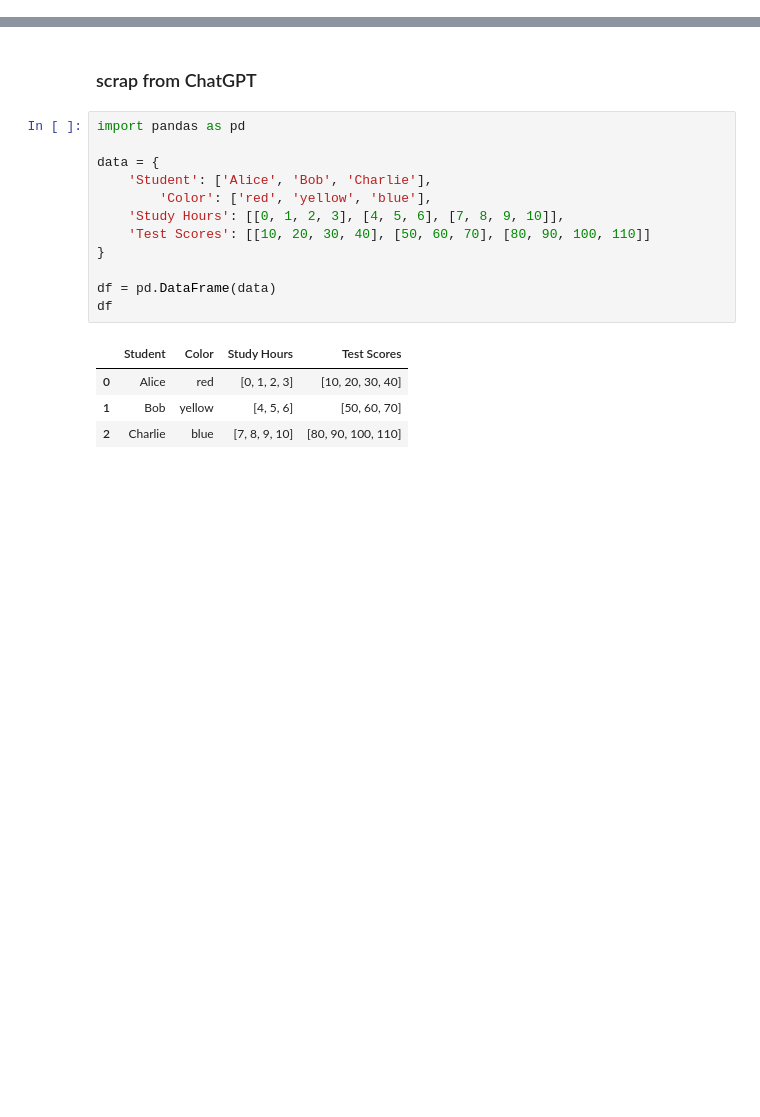
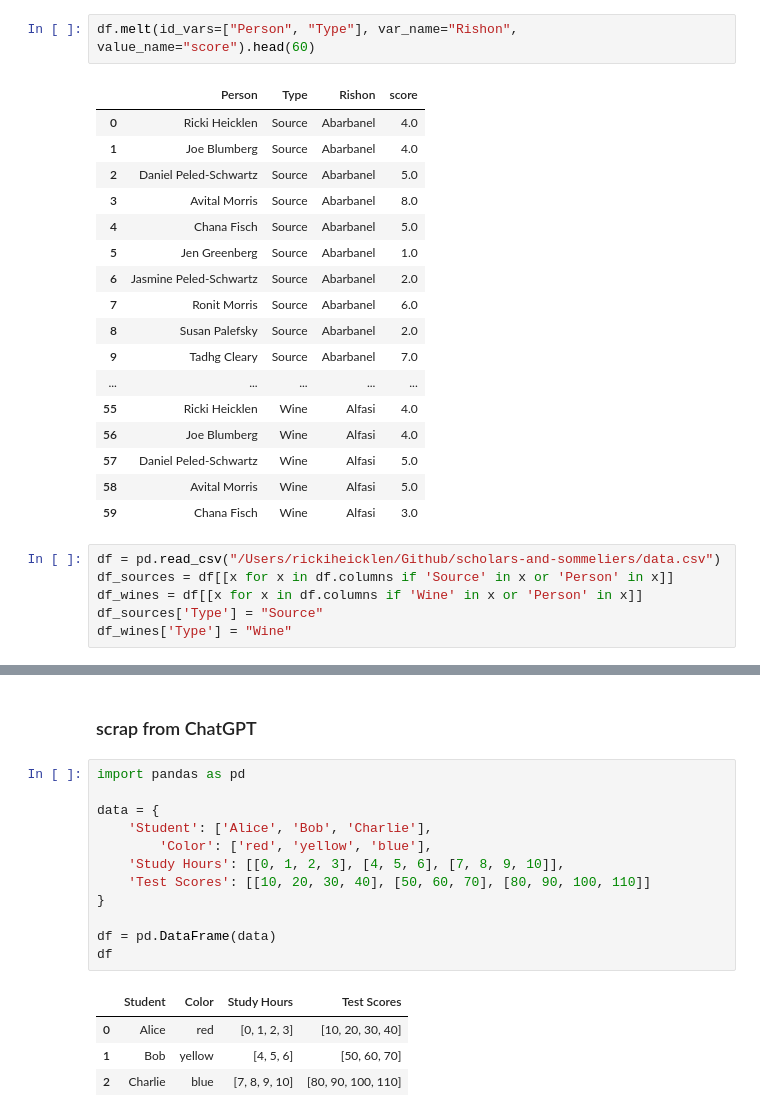
Before and after one commit to RickiHeicklen/scholars-and-sommeliers, a Jupyter notebook: rishon-analysis.ipynb, the cells around one changed output, grey strips where cells are left out. Saved outputs shown, nothing was run; the diff lists cells and outputs as text; blank space fills up the shorter version.

```diff
--- a/rishon-analysis.ipynb
+++ b/rishon-analysis.ipynb
@@ -6,0 +182,26 @@ df = pd.read_csv("/Users/rickiheicklen/Github/scholars-and-sommeliers/data.csv")
+# %%
+df.melt(id_vars=["Person", "Type"], var_name="Rishon", value_name="score").head(60)
+# %% [output]
+|  | Person | Type | Rishon | score |
+| 0 | Ricki Heicklen | Source | Abarbanel | 4.0 |
+| 1 | Joe Blumberg | Source | Abarbanel | 4.0 |
+| 2 | Daniel Peled-Schwartz | Source | Abarbanel | 5.0 |
+| 3 | Avital Morris | Source | Abarbanel | 8.0 |
+| 4 | Chana Fisch | Source | Abarbanel | 5.0 |
+| 5 | Jen Greenberg | Source | Abarbanel | 1.0 |
+| 6 | Jasmine Peled-Schwartz | Source | Abarbanel | 2.0 |
+| 7 | Ronit Morris | Source | Abarbanel | 6.0 |
+| 8 | Susan Palefsky | Source | Abarbanel | 2.0 |
+| 9 | Tadhg Cleary | Source | Abarbanel | 7.0 |
+| ... | ... | ... | ... | ... |
+| 55 | Ricki Heicklen | Wine | Alfasi | 4.0 |
+| 56 | Joe Blumberg | Wine | Alfasi | 4.0 |
+| 57 | Daniel Peled-Schwartz | Wine | Alfasi | 5.0 |
+| 58 | Avital Morris | Wine | Alfasi | 5.0 |
+| 59 | Chana Fisch | Wine | Alfasi | 3.0 |
+# %%
+df = pd.read_csv("/Users/rickiheicklen/Github/scholars-and-sommeliers/data.csv")
+df_sources = df[[x for x in df.columns if 'Source' in x or 'Person' in x]]
+df_wines = df[[x for x in df.columns if 'Wine' in x or 'Person' in x]]
+df_sources['Type'] = "Source"
+df_wines['Type'] = "Wine"
```
Also changed, not shown: parts of 33 cells of this notebook.
